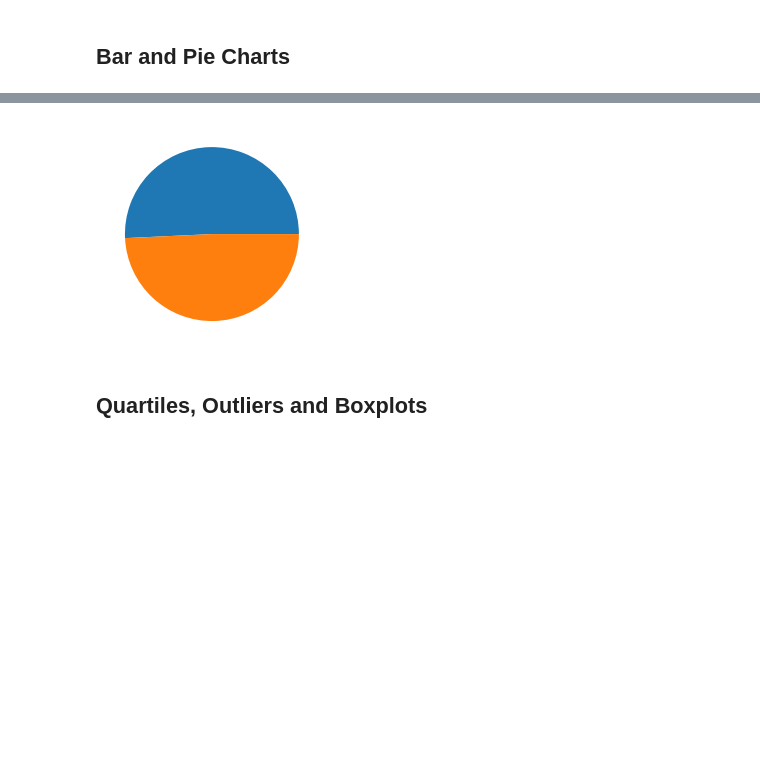
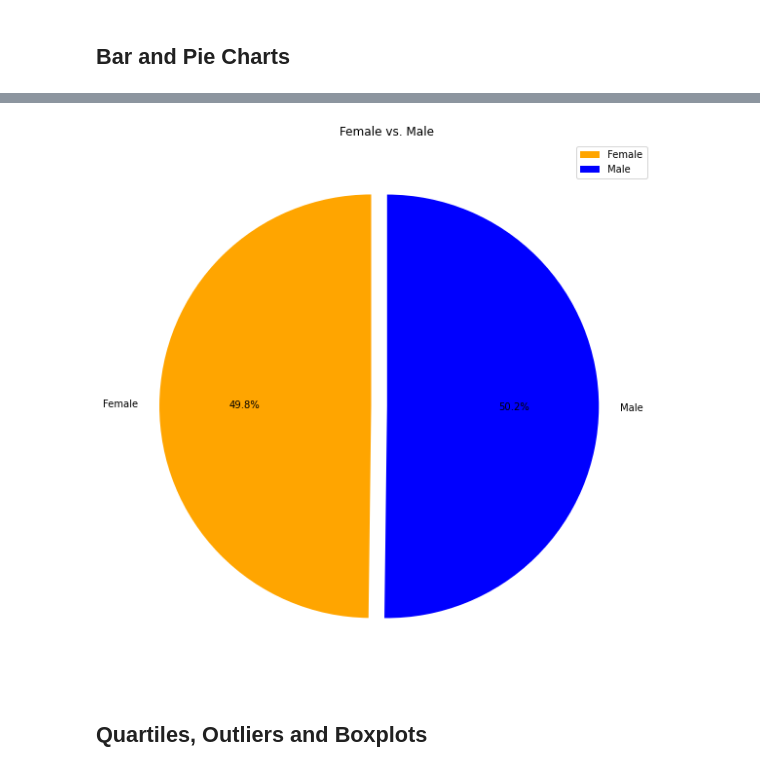
Before and after one commit to IanArch-git/matplotlib-challenge, a Jupyter notebook: Pymaceuticals/Pymaceuticals.ipynb, the cells around one changed output, grey strips where cells are left out. Cells and saved outputs as stored; diff of their text form; code cells hidden in the pictures; blank space fills up the shorter version.

```diff
--- a/Pymaceuticals/Pymaceuticals.ipynb
+++ b/Pymaceuticals/Pymaceuticals.ipynb
@@ -182,0 +188,4 @@ plt.show()
+# %%
+sexes_by = dups_df.groupby(['Mouse ID', 'Sex'])
+sexes_df = pd.DataFrame(sexes_by.size())
+sexes_df
@@ -182,0 +207,6 @@ plt.show()
+# %%
+sexCount = sexes_df.groupby(['Sex']).count()
+sexdf = pd.DataFrame(sexCount)
+sexdf.columns = ["Count"]
+sexdf["Percentage"] = sexdf['Count']/sexdf['Count'].sum()
+sexdf
@@ -191,9 +229,15 @@ Pie_pandas
 # %%
 # Generate a pie plot showing the distribution of female versus male mice using pyplot
-plt.pie(sexes)
+explode = (0.075,0)
+colors = ('orange','blue')
+labels = ["Female", "Male"]
+fig1,az1 = plt.subplots(figsize=(10,10))
+plt.pie(sexdf['Count'], explode=explode, labels=labels,autopct="%1.1f%%",startangle=90,colors=colors)
+plt.title("Female vs. Male")
+plt.legend()
 plt.show()
 # %% [output]
-[figure, old version]
+[figure, new version]
 # %% [markdown]
 ## Quartiles, Outliers and Boxplots
 # %%
```
Also changed, not shown: parts of 5 cells of this notebook.
